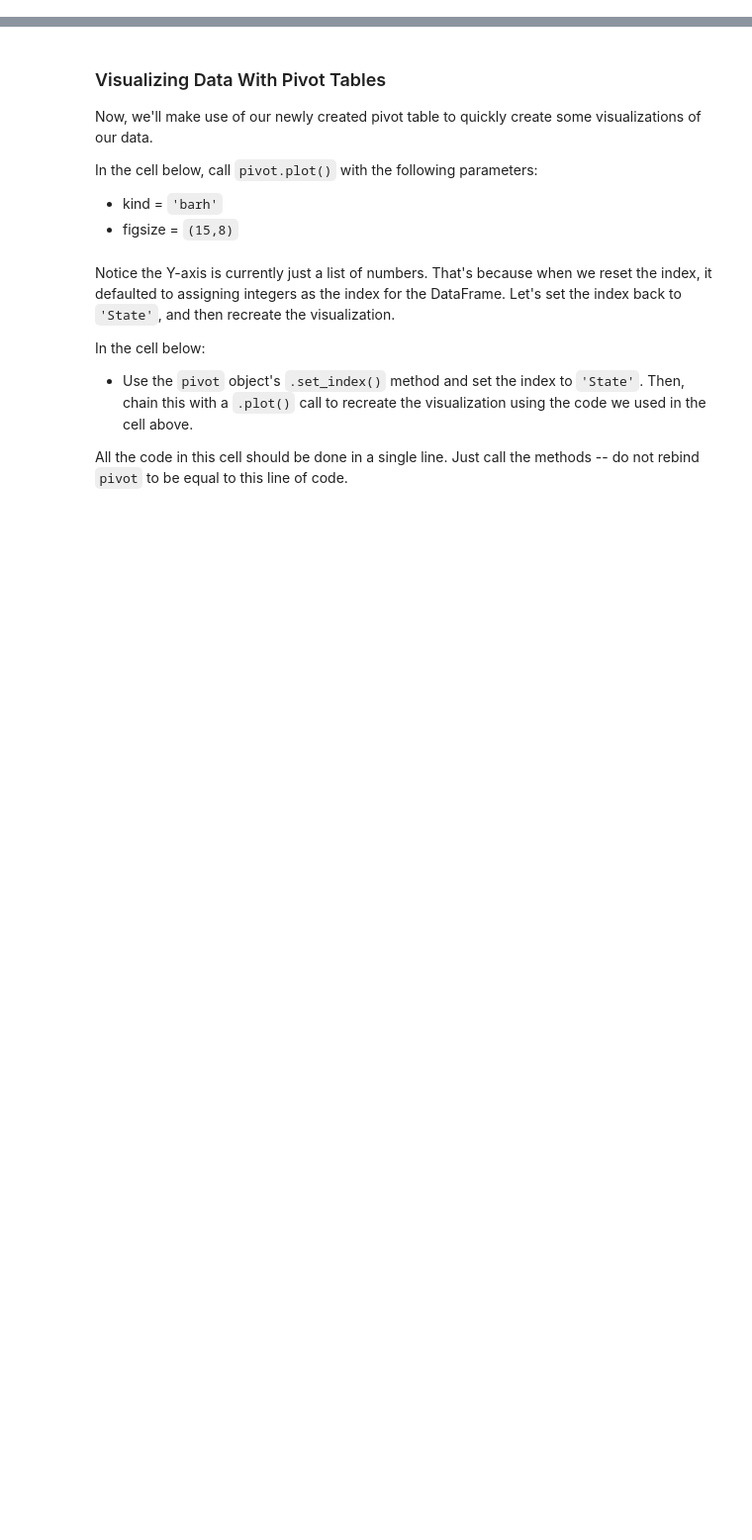
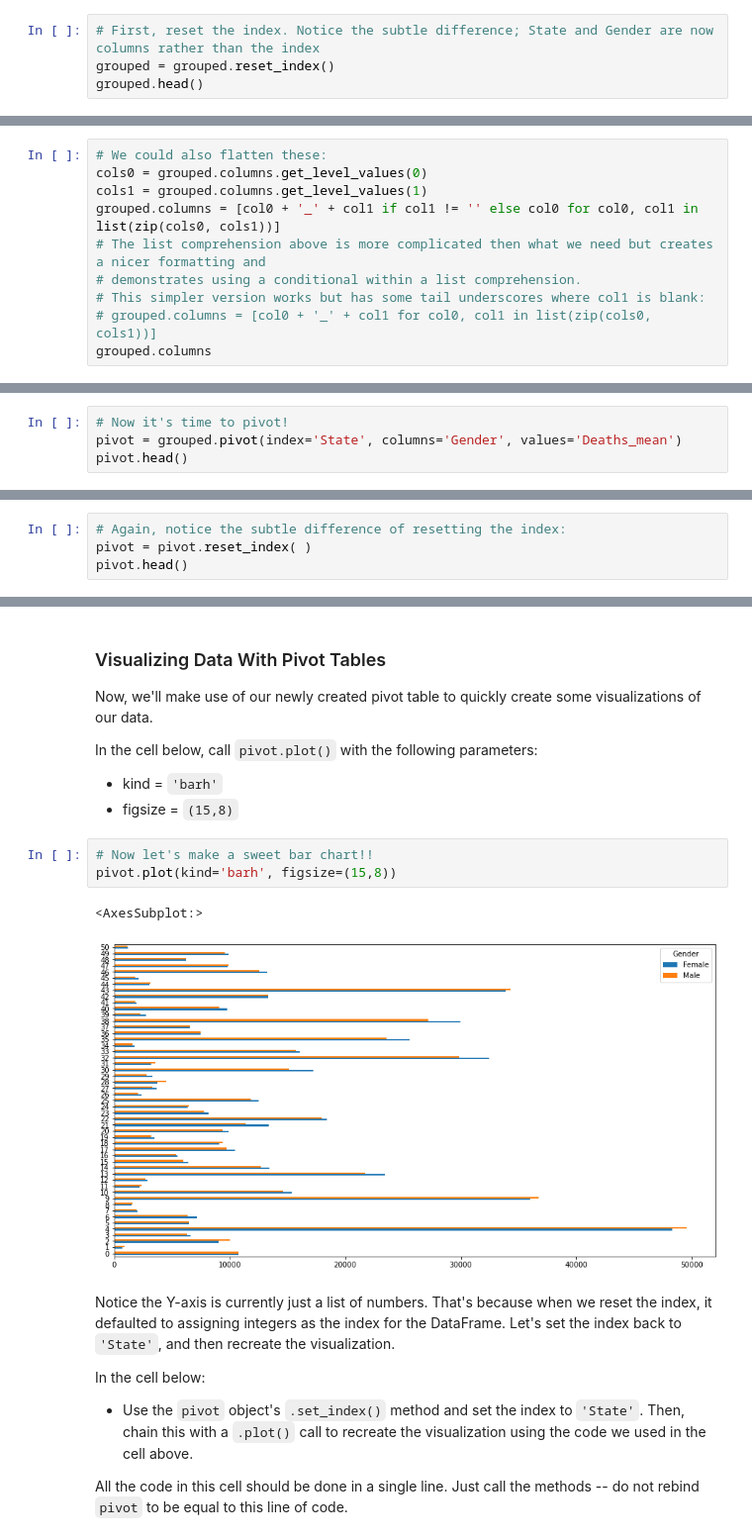
Before and after one commit to learn-co-curriculum/dsc-pivot-tables-pandas-lab, a Jupyter notebook: index.ipynb, the cells around one changed output, grey strips where cells are left out. Shown: that part at 99% size. Drawn from its saved outputs; the diff is of its cells as text; blank space fills up the shorter version.

```diff
--- a/index.ipynb
+++ b/index.ipynb
@@ -108,3 +251,7 @@ A two-dimensional array denotes the multiple levels, with each possible combinat
 Let's reset the index, and then see how it changes.
 
 In the cell below, call the DataFrame's `.reset_index()` method.  Then, display the `.head()` of the DataFrame.
+# %%
+# First, reset the index. Notice the subtle difference; State and Gender are now columns rather than the index
+grouped = grouped.reset_index()
+grouped.head()
@@ -128,3 +312,13 @@ Now, get the level values for the inner layer of the index.
 ## Flattening the DataFrame
 
 We can also **_flatten_** the DataFrame from a multi-hierarchical index to a more traditional one-dimensional index.  We do this by creating each unique combination possible of every level of the multi-hierarchical index.  Since this is a complex task, you do not need to write it -- but take some time to examine the code in the cell below and see if you can understand how it works!
+# %%
+# We could also flatten these:
+cols0 = grouped.columns.get_level_values(0)
+cols1 = grouped.columns.get_level_values(1)
+grouped.columns = [col0 + '_' + col1 if col1 != '' else col0 for col0, col1 in list(zip(cols0, cols1))]
+# The list comprehension above is more complicated then what we need but creates a nicer formatting and
+# demonstrates using a conditional within a list comprehension.
+# This simpler version works but has some tail underscores where col1 is blank:
+# grouped.columns = [col0 + '_' + col1 for col0, col1 in list(zip(cols0, cols1))]
+grouped.columns
@@ -144,3 +352,7 @@ In the cell below, call the DataFrame's `.pivot()` method with the following par
 * values = `'Deaths_mean'`
 
 Then, display the `.head()` of our new `pivot` DataFrame to see what it looks like.
+# %%
+# Now it's time to pivot!
+pivot = grouped.pivot(index='State', columns='Gender', values='Deaths_mean')
+pivot.head()
@@ -150,3 +370,7 @@ Great! We've just created a pivot table.
 Let's reset the index and see how it changes our pivot table.
 
 In the cell below, reset the index of the `pivot` object as we did previously.  Then, display the `.head()` of the object to see if we can detect any changes.
+# %%
+# Again, notice the subtle difference of resetting the index:
+pivot = pivot.reset_index( )
+pivot.head()
@@ -159,6 +390,12 @@ In the cell below, call `pivot.plot()` with the following parameters:
 
 * kind = `'barh'`
 * figsize = `(15,8)`
+# %%
+# Now let's make a sweet bar chart!!
+pivot.plot(kind='barh', figsize=(15,8))
+# %% [output]
+<AxesSubplot:>
+[figure, added]
 # %% [markdown]
 Notice the Y-axis is currently just a list of numbers.  That's because when we reset the index, it defaulted to assigning integers as the index for the DataFrame.  Let's set the index back to `'State'`, and then recreate the visualization.
 
```
Also changed, not shown: parts of 33 cells of this notebook, 7 other files.
